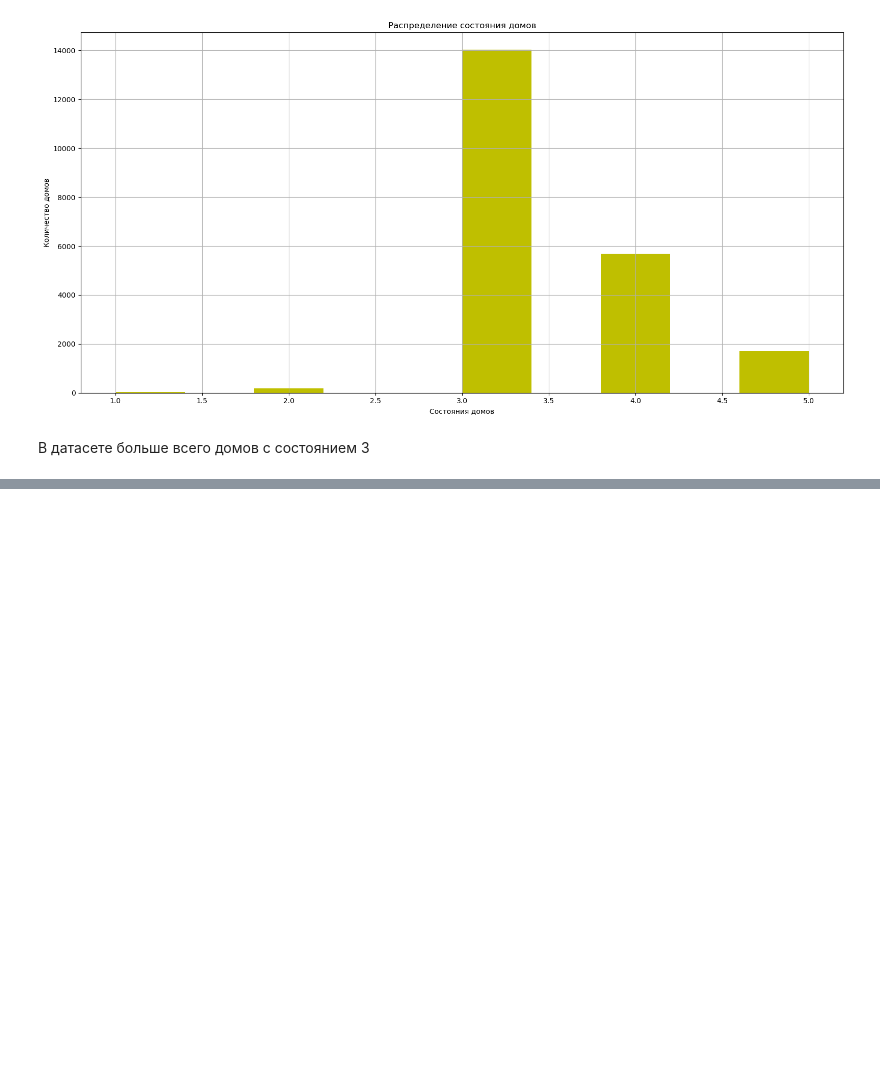
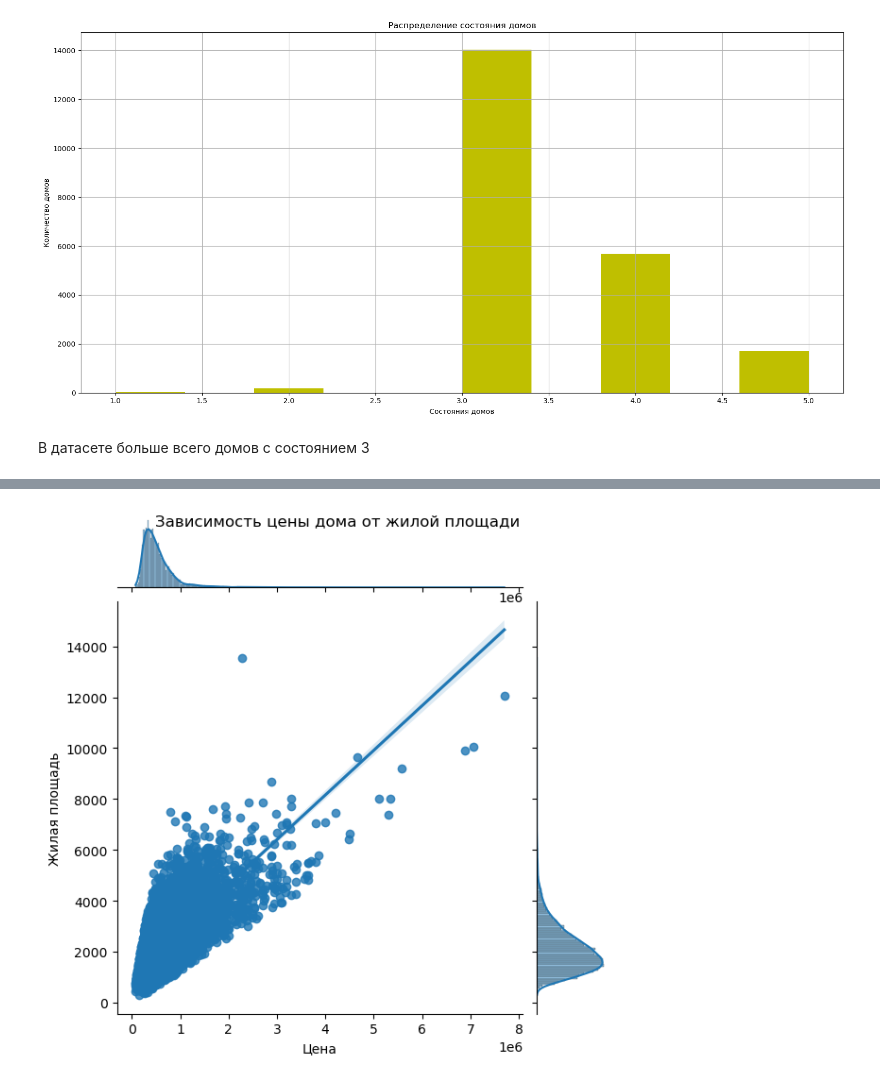
Before and after one commit to dnlygvtv/Python_for_Data_Science_HWs, a Jupyter notebook: HW/HW_4.ipynb, the cells around one changed output, grey strips where cells are left out. Drawn from its saved outputs; the diff is of its cells as text; code cells hidden in the pictures; blank space fills up the shorter version.

```diff
--- a/HW/HW_4.ipynb
+++ b/HW/HW_4.ipynb
@@ -173,0 +198,7 @@ plt.show()
+# %%
+sns.jointplot(data = df, x='price', y='sqft_living', kind='reg')
+plt.suptitle("Зависимость цены дома от жилой площади")
+plt.xlabel('Цена')
+plt.ylabel('Жилая площадь');
+# %% [output]
+[figure, added]
```
Also changed, not shown: parts of 7 cells of this notebook.
